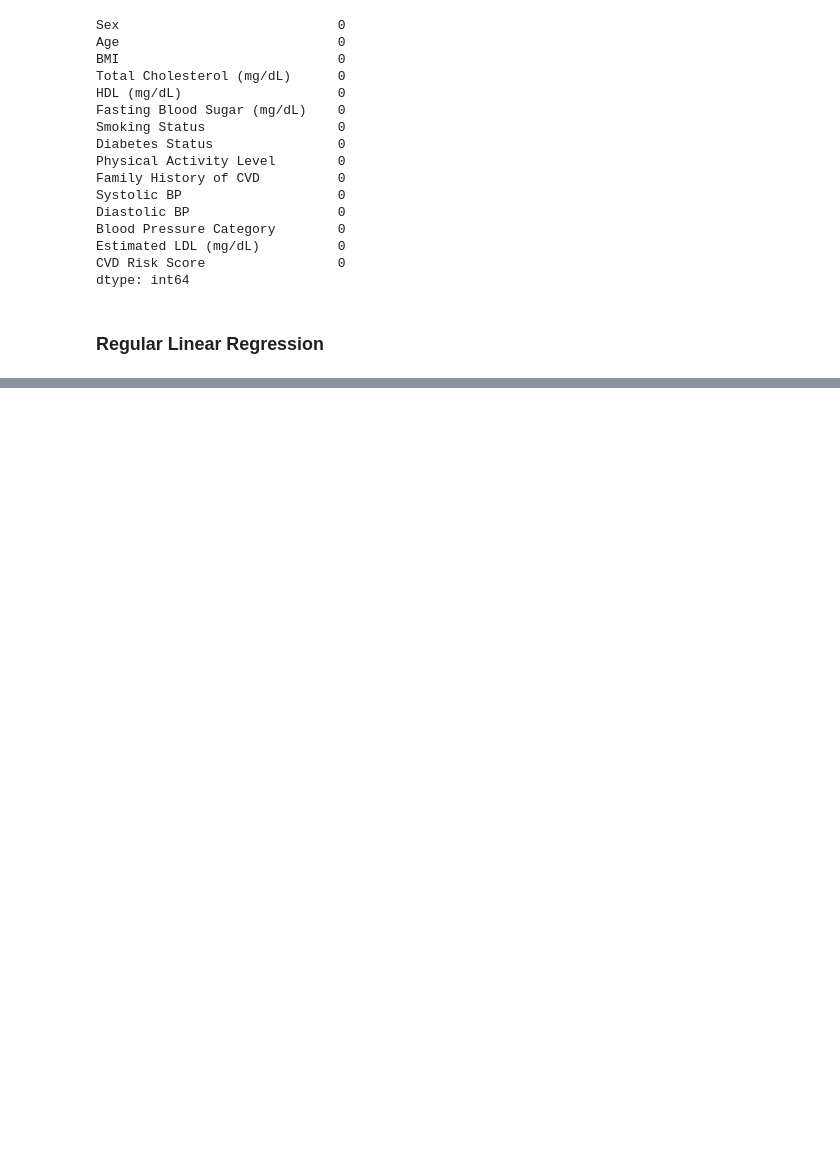
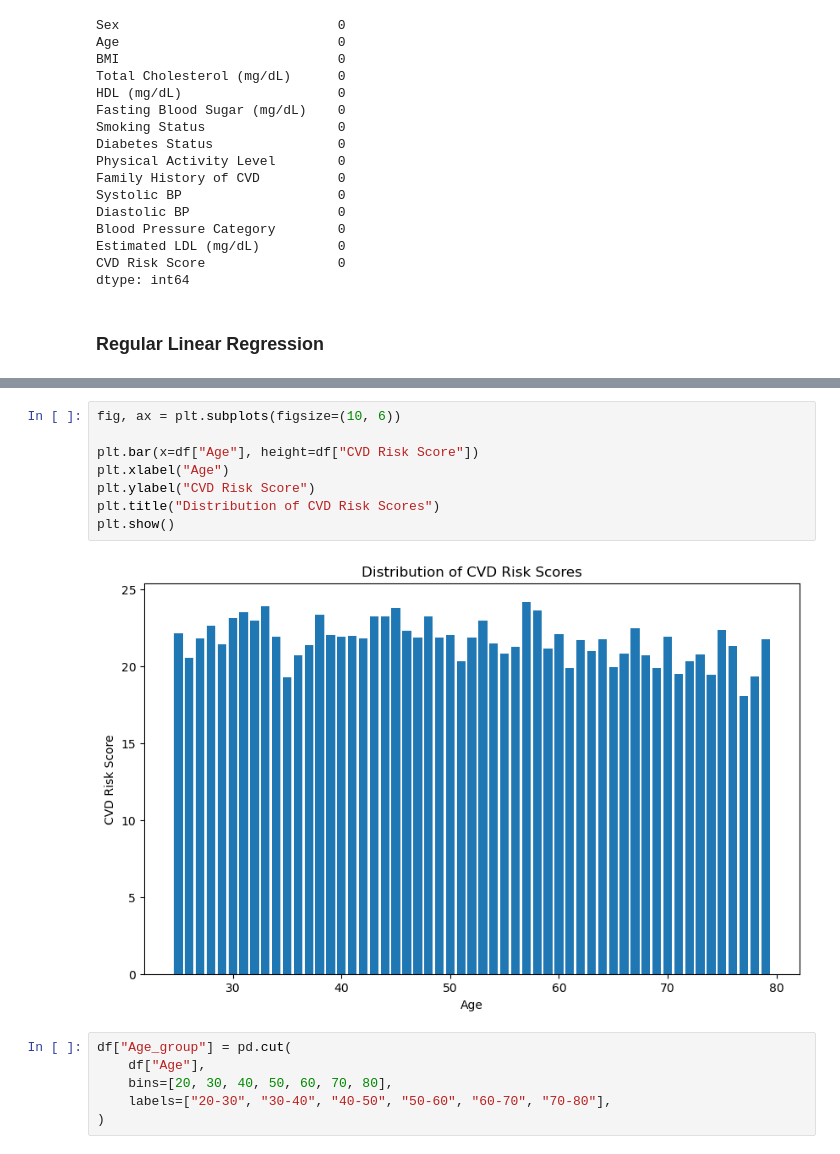
Before and after one commit to lilah-duboff/UDS_CVD_Final_Project_Rep, a Jupyter notebook: empirical_analysis.ipynb, the cells around one changed output, grey strips where cells are left out. Saved outputs shown, nothing was run; the diff lists cells and outputs as text; blank space fills up the shorter version.

```diff
--- a/empirical_analysis.ipynb
+++ b/empirical_analysis.ipynb
@@ -354,0 +417,16 @@ Feature Coefficients:
+# %%
+fig, ax = plt.subplots(figsize=(10, 6))
+
+plt.bar(x=df["Age"], height=df["CVD Risk Score"])
+plt.xlabel("Age")
+plt.ylabel("CVD Risk Score")
+plt.title("Distribution of CVD Risk Scores")
+plt.show()
+# %% [output]
+[figure, added]
+# %%
+df["Age_group"] = pd.cut(
+    df["Age"],
+    bins=[20, 30, 40, 50, 60, 70, 80],
+    labels=["20-30", "30-40", "40-50", "50-60", "60-70", "70-80"],
+)
```
Also changed, not shown: parts of 12 cells of this notebook.
